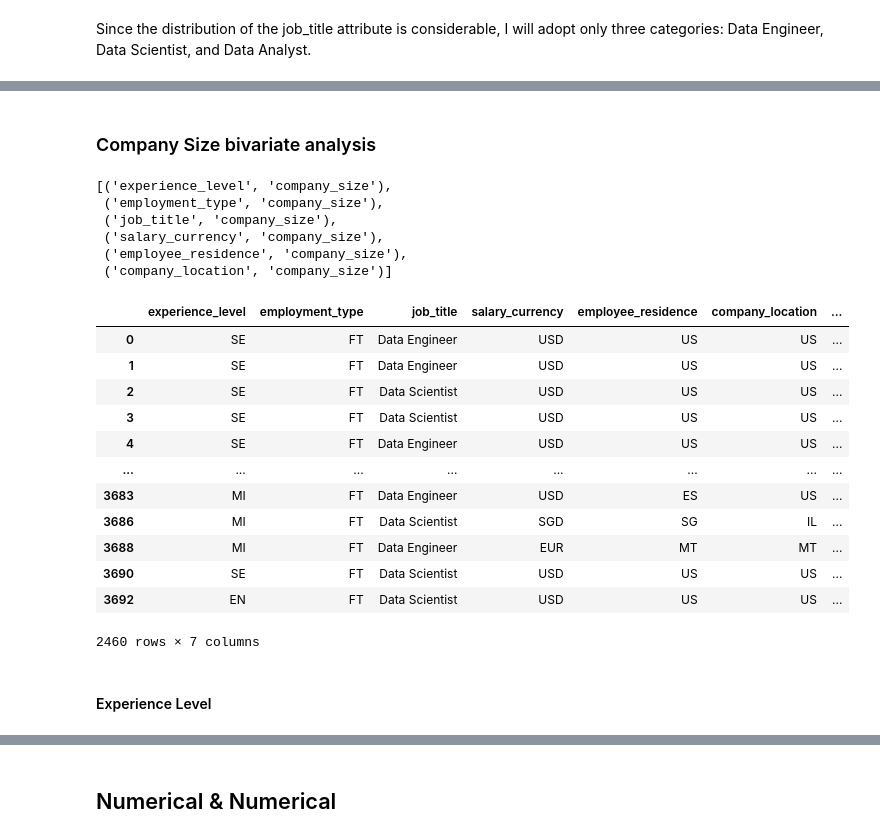
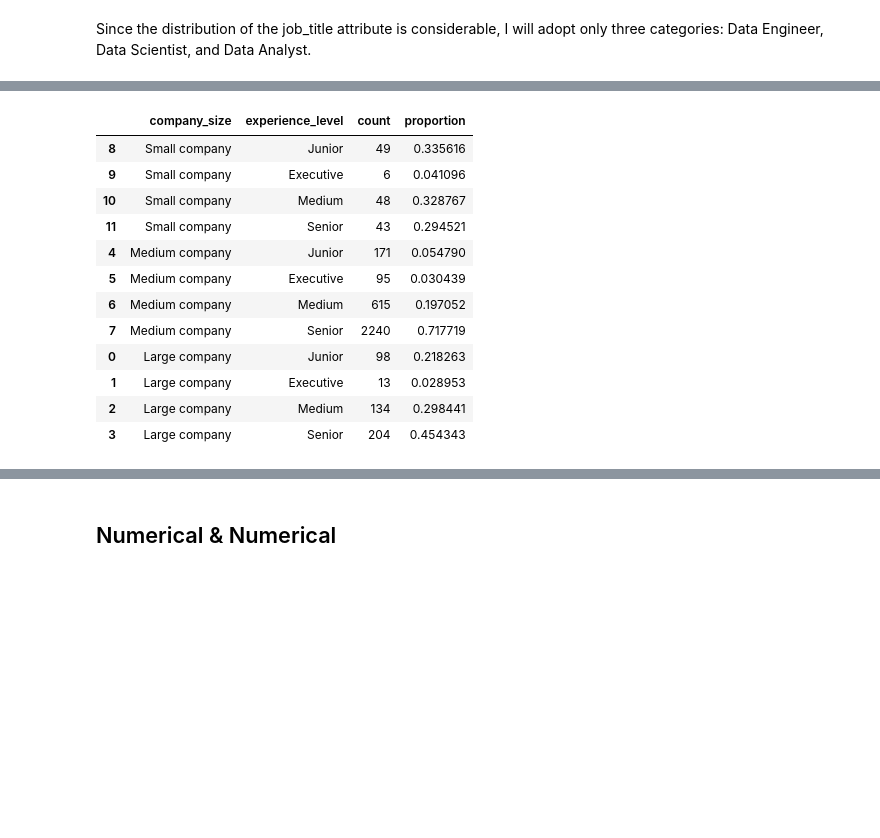
Before and after one commit to viniciusparede/data-science-job-salaries, a Jupyter notebook: notebooks/eda.ipynb, the cells around one changed output, grey strips where cells are left out. Drawn from its saved outputs; the diff is of its cells as text; code cells hidden in the pictures; blank space fills up the shorter version.

```diff
--- a/notebooks/eda.ipynb
+++ b/notebooks/eda.ipynb
@@ -1438,39 +1307,43 @@ fig.show()
-# %% [markdown]
-### Company Size bivariate analysis
-# %%
-[
-    variable_for_analysis
-    for variable_for_analysis in bivariate_categorical_combinations
-    if "company_size" in variable_for_analysis
-]
-# %% [output]
-[('experience_level', 'company_size'),
- ('employment_type', 'company_size'),
- ('job_title', 'company_size'),
- ('salary_currency', 'company_size'),
- ('employee_residence', 'company_size'),
- ('company_location', 'company_size')]
-# %%
-company_size_bivariate_analysis = categorical_df.loc[
-    categorical_df["company_size"].isin(
-        ["Data Engineer", "Data Scientist", "Data Analyst"]
-    )
-]
-job_title_bivariate_analysis
-# %% [output]
-|  | experience_level | employment_type | job_title | salary_currency | employee_residence | company_location | ... |
-| 0 | SE | FT | Data Engineer | USD | US | US | ... |
-| 1 | SE | FT | Data Engineer | USD | US | US | ... |
-| 2 | SE | FT | Data Scientist | USD | US | US | ... |
-| 3 | SE | FT | Data Scientist | USD | US | US | ... |
-| 4 | SE | FT | Data Engineer | USD | US | US | ... |
-| ... | ... | ... | ... | ... | ... | ... | ... |
-| 3683 | MI | FT | Data Engineer | USD | ES | US | ... |
-| 3686 | MI | FT | Data Scientist | SGD | SG | IL | ... |
-| 3688 | MI | FT | Data Engineer | EUR | MT | MT | ... |
-| 3690 | SE | FT | Data Scientist | USD | US | US | ... |
-| 3692 | EN | FT | Data Scientist | USD | US | US | ... |
-2460 rows × 7 columns
-# %% [markdown]
-#### Experience Level
+# %%
+grouped_data = (
+    df.groupby(["company_size", "experience_level"])["experience_level"]
+    .count()
+    .reset_index(name="count")
+)
+
+grouped_data["proportion"] = grouped_data.groupby(["company_size"])[
+    "count"
+].transform(lambda x: x / x.sum())
+
+grouped_data["company_size"].replace(
+    {"L": "Large company", "M": "Medium company", "S": "Small company"}, inplace=True
+)
+grouped_data["experience_level"].replace(
+    {"EN": "Junior", "MI": "Medium", "SE": "Senior", "EX": "Executive"}, inplace=True
+)
+
+# Define a ordem desejada
+cat_order = pd.CategoricalDtype(categories=["Small company", "Medium company", "Large company"], ordered=True)
+
+# Converte a coluna "company_size" em uma coluna categórica com a ordem definida
+grouped_data["company_size"] = grouped_data["company_size"].astype(cat_order)
+
+# Classifica os dados pela coluna "company_size"
+grouped_data = grouped_data.sort_values("company_size")
+
+grouped_data
+# %% [output]
+|  | company_size | experience_level | count | proportion |
+| 8 | Small company | Junior | 49 | 0.335616 |
+| 9 | Small company | Executive | 6 | 0.041096 |
+| 10 | Small company | Medium | 48 | 0.328767 |
+| 11 | Small company | Senior | 43 | 0.294521 |
+| 4 | Medium company | Junior | 171 | 0.054790 |
+| 5 | Medium company | Executive | 95 | 0.030439 |
+| 6 | Medium company | Medium | 615 | 0.197052 |
+| 7 | Medium company | Senior | 2240 | 0.717719 |
+| 0 | Large company | Junior | 98 | 0.218263 |
+| 1 | Large company | Executive | 13 | 0.028953 |
+| 2 | Large company | Medium | 134 | 0.298441 |
+| 3 | Large company | Senior | 204 | 0.454343 |
 # %%
```
Also changed, not shown: parts of 80 cells of this notebook.
